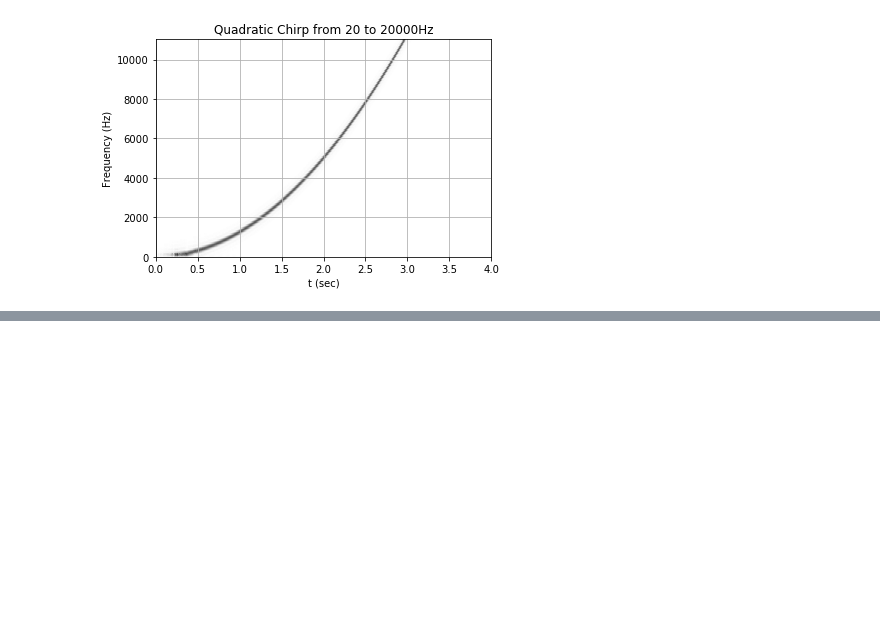
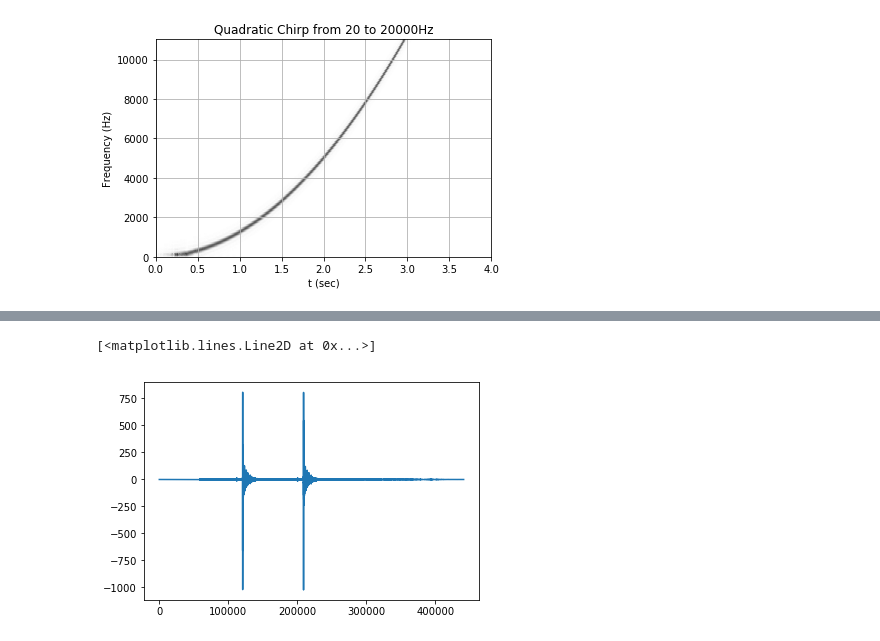
Before and after one commit to barkermrl/AudioModem, a Jupyter notebook: Estimation/Chirp CE.ipynb, the cells around one changed output, grey strips where cells are left out. Saved outputs shown, nothing was run; the diff lists cells and outputs as text; code cells hidden in the pictures; blank space fills up the shorter version.

```diff
--- a/Estimation/Chirp CE.ipynb
+++ b/Estimation/Chirp CE.ipynb
@@ -61,0 +95,8 @@ sd.play(recording, samplerate=samplerate, blocking=True)
+# %%
+half_chirp = short_chirp[:len(short_chirp)//2]
+chirp_conv = np.convolve(half_chirp[::-1], recordings['short_chirp_close'])
+# %%
+plt.plot(chirp_conv)
+# %% [output]
+[<matplotlib.lines.Line2D at 0x...>]
+[figure, added]
```
Also changed, not shown: parts of 15 cells of this notebook, 2 other files.
